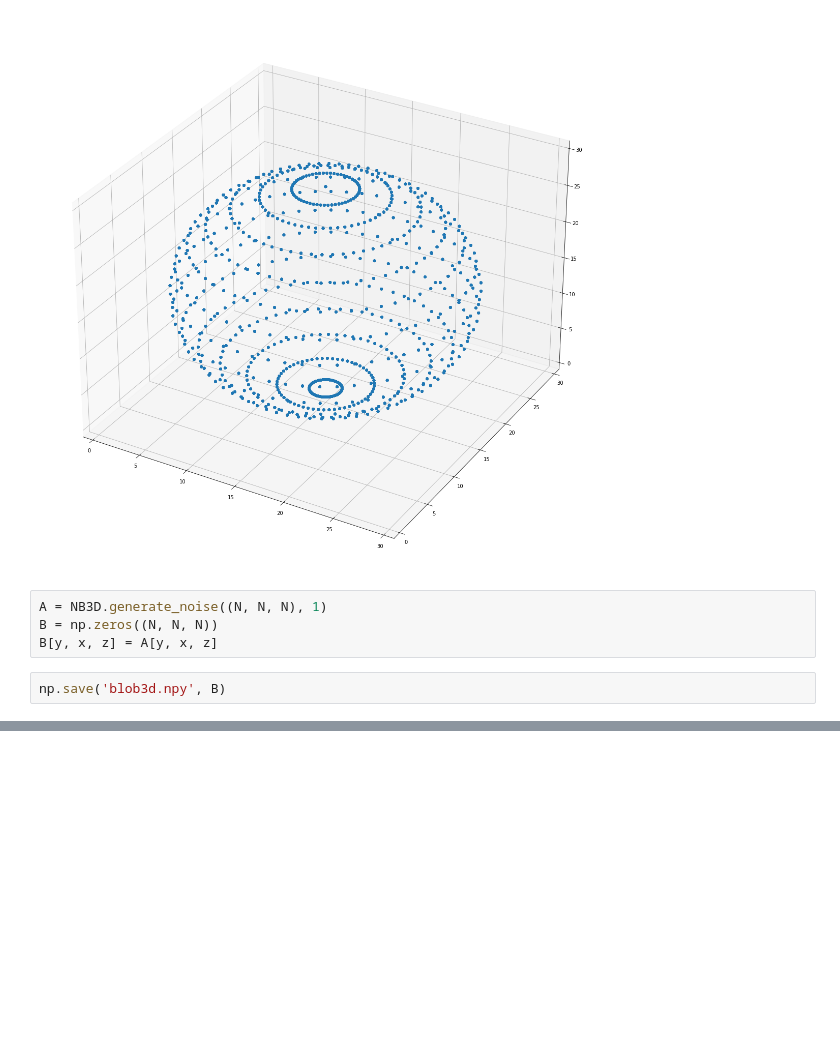
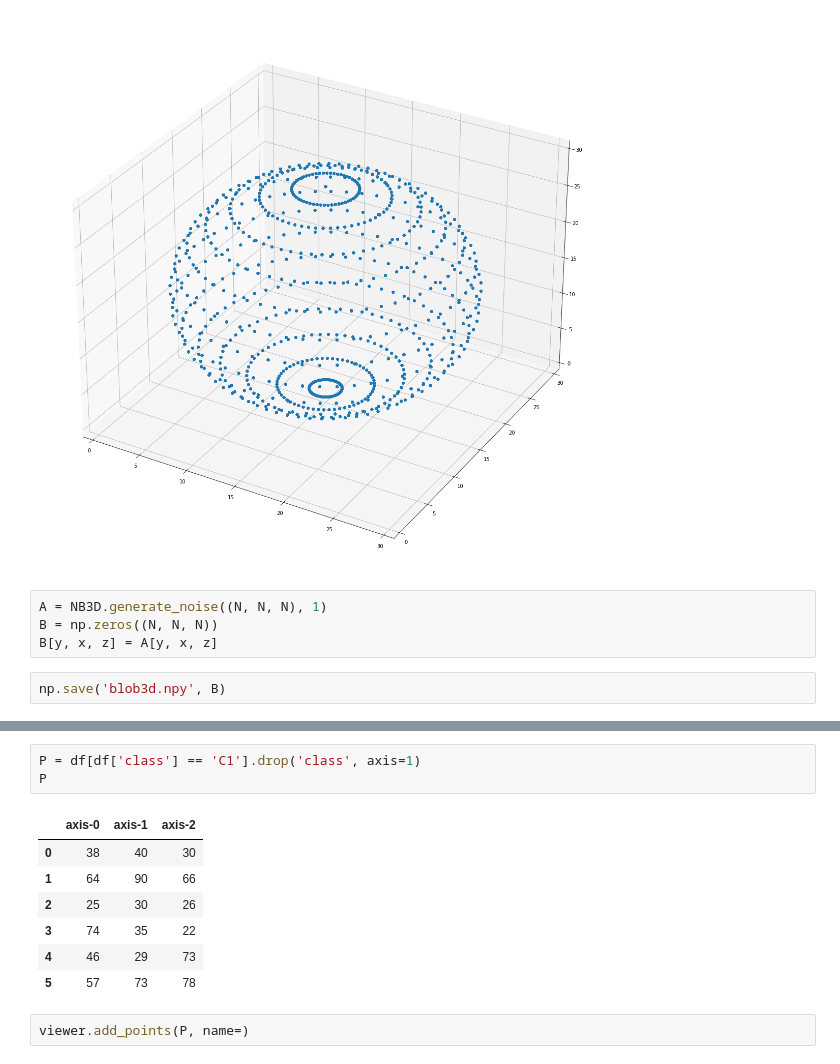
Before and after one commit to dobrik4ever/Master-Thesis, a Jupyter notebook: 3 Methods, material/uuu.ipynb, the cells around one changed output, grey strips where cells are left out. Saved outputs shown, nothing was run; the diff lists cells and outputs as text; blank space fills up the shorter version.

Commit message:
Added point creation, visualization and saving

```diff
--- a/3 Methods, material/uuu.ipynb
+++ b/3 Methods, material/uuu.ipynb
@@ -935,0 +1161,13 @@ np.save('blob3d.npy', B)
+# %%
+P = df[df['class'] == 'C1'].drop('class', axis=1)
+P
+# %% [output]
+|  | axis-0 | axis-1 | axis-2 |
+| 0 | 38 | 40 | 30 |
+| 1 | 64 | 90 | 66 |
+| 2 | 25 | 30 | 26 |
+| 3 | 74 | 35 | 22 |
+| 4 | 46 | 29 | 73 |
+| 5 | 57 | 73 | 78 |
+# %%
+viewer.add_points(P, name=)
```
Also changed, not shown: parts of 8 cells of this notebook, 8 other files.
